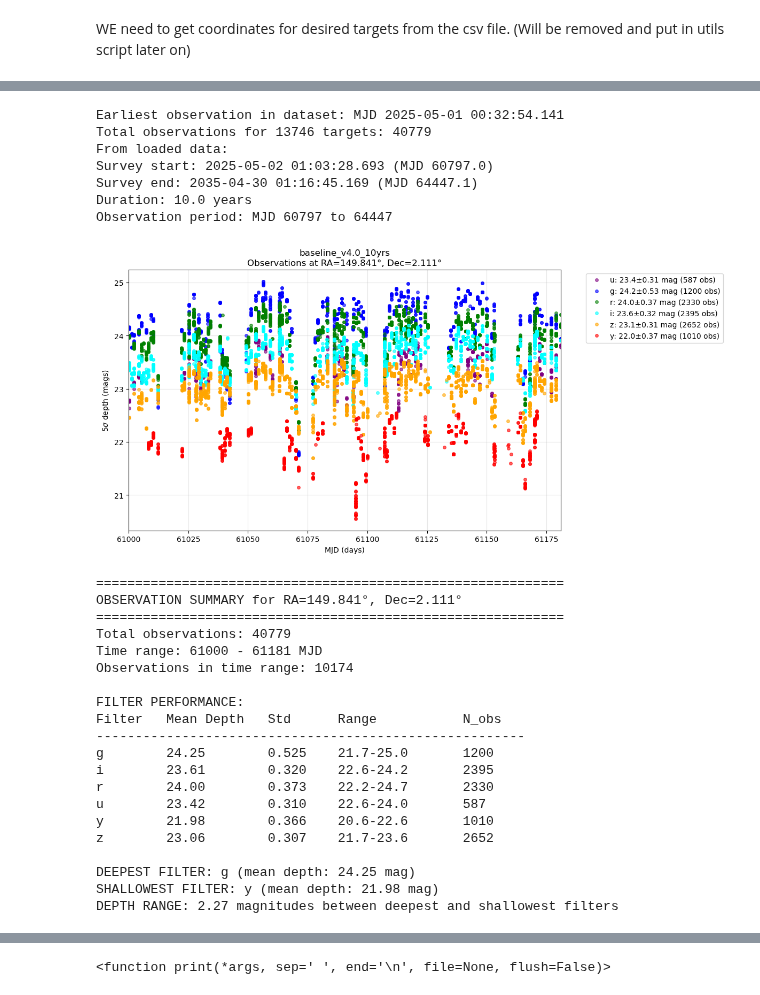
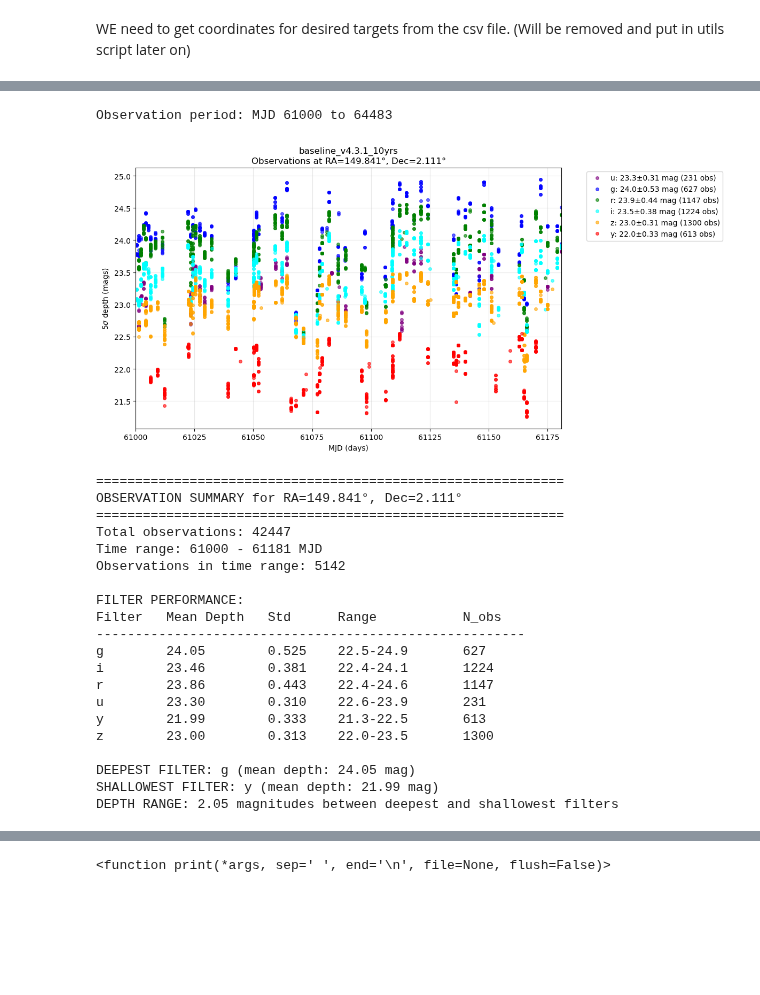
Before and after one commit to AstroMusers/RubinsForge, a Jupyter notebook: OpSim/scripts/OpSim_Tutorial.ipynb, the cells around one changed output, grey strips where cells are left out. Cells and saved outputs as stored; diff of their text form; code cells hidden in the pictures; blank space fills up the shorter version.

```diff
--- a/OpSim/scripts/OpSim_Tutorial.ipynb
+++ b/OpSim/scripts/OpSim_Tutorial.ipynb
@@ -50,7 +20,5 @@ Successfully using baseline database: /data/a.saricaoglu/repo/RubinsForge/rubin_
 # %%
-baseline_file = '/data/a.saricaoglu/repo/RubinsForge/rubin_sim_data/sim_baseline/baseline_v4.0_10yrs.db'
+baseline_file = data.get_baseline()
 name = os.path.basename(baseline_file).replace('.db','')
 out_dir = 'temp'
 results_db = maf.db.ResultsDb(out_dir=out_dir)
-print(f"Using baseline database: {baseline_file}")
-print(results_db)
@@ -453,16 +221,16 @@ hdu.flush()
 bundle_list = []
 
 # Get coordinates from targets dictionary
-ra, dec = coordinates.ra.degree, coordinates.dec.degree
+ra, dec = get_target_coordinates(targets)
 
-print(f"Setting up MAF analysis for {len(targets_in_footprint)} targets")
+print(f"Setting up MAF analysis for {len(targets)} targets")
 print(f"RA range: {ra.min():.3f}° to {ra.max():.3f}°")
 print(f"Dec range: {dec.min():.3f}° to {dec.max():.3f}°")
 
 # Say we just want to pass data through, not compute anything. Documentation on
 # columns at:  https://rubin-sim.lsst.io/rs_scheduler/output_schema.html
 metric = maf.metrics.PassMetric(cols=['observationID','fieldRA','fieldDec', 'filter', 'observationStartMJD', 'fiveSigmaDepth', 'visitExposureTime', 'numExposures', 'seeingFwhm500',
-'seeingFwhmEff', 'skyBrightness','target_name'])
+'seeingFwhmEff', 'skyBrightness'])
 
 # Select all the visits. Could be something like "filter='r'", "night < 365", etc
 sql = ''
@@ -1675,23 +266,8 @@ VISITS BY 10-MINUTE BINS (Precise)
 # %%
 # As a bit of foreshadowing for how the rest of MAF works, we'll call the visits overlapping a
 # single point in the sky "dataSlice".
-
-
-data_slice_total = bundle_list[0].metric_values[0][:]
-print(f"Total observations for {len(ra)} targets: {len(data_slice_total)}")
-
-start_mjd = np.min(data_slice_total['observationStartMJD'])
-end_mjd = np.max(data_slice_total['observationStartMJD'])
-
-start_time = Time(start_mjd, format='mjd')
-end_time = Time(end_mjd, format='mjd')
-
-print(f"From loaded data:")
-print(f"Survey start: {start_time.iso} (MJD {start_mjd:.1f})")
-print(f"Survey end: {end_time.iso} (MJD {end_mjd:.1f})")
-print(f"Duration: {(end_mjd - start_mjd)/365.25:.1f} years")
-
-print(f"Observation period: MJD {start_mjd:.0f} to {end_mjd:.0f}")
+data_slice_total = bundle_list[0].metric_values[0]
+print(f"Observation period: MJD {np.min(data_slice_total['observationStartMJD']):.0f} to {np.max(data_slice_total['observationStartMJD']):.0f}")
 
 # Observation period start and end
 start = 61000 # MJD, 2025-11-21
@@ -1739,59 +315,53 @@ plt.tight_layout()
 plt.show()
 
 # Print detailed statistics
 print(f'\n{"="*60}')
 print(f'OBSERVATION SUMMARY for RA={ra[0]:.3f}°, Dec={dec[0]:.3f}°')
 print(f'{"="*60}')
 print(f'Total observations: {len(data_slice_total)}')
 print(f'Time range: {start} - {end} MJD')
 time_filtered = data_slice_total[(data_slice_total["observationStartMJD"] >= start) & (data_slice_total["observationStartMJD"] <= end)]
 print(f'Observations in time range: {len(time_filtered)}')
 
 print(f'\nFILTER PERFORMANCE:')
 print(f'{"Filter":<8} {"Mean Depth":<12} {"Std":<8} {"Range":<15} {"N_obs":<8}')
 print(f'{"-"*55}')
 for fn in sorted(filter_stats.keys()):
     stats = filter_stats[fn]
     range_str = f"{stats['min_depth']:.1f}-{stats['max_depth']:.1f}"
     print(f'{fn:<8} {stats["mean_depth"]:<12.2f} {stats["std_depth"]:<8.3f} {range_str:<15} {stats["n_obs"]:<8}')
 
 # Find deepest and shallowest filters
 if filter_stats:
     deepest_filter = max(filter_stats.keys(), key=lambda x: filter_stats[x]['mean_depth'])
     shallowest_filter = min(filter_stats.keys(), key=lambda x: filter_stats[x]['mean_depth'])
 
     print(f'\nDEEPEST FILTER: {deepest_filter} (mean depth: {filter_stats[deepest_filter]["mean_depth"]:.2f} mag)')
     print(f'SHALLOWEST FILTER: {shallowest_filter} (mean depth: {filter_stats[shallowest_filter]["mean_depth"]:.2f} mag)')
 
     depth_range = filter_stats[deepest_filter]['mean_depth'] - filter_stats[shallowest_filter]['mean_depth']
     print(f'DEPTH RANGE: {depth_range:.2f} magnitudes between deepest and shallowest filters')
 # %% [output]
-Earliest observation in dataset: MJD 2025-05-01 00:32:54.141
-Total observations for 13746 targets: 40779
-From loaded data:
-Survey start: 2025-05-02 01:03:28.693 (MJD 60797.0)
-Survey end: 2035-04-30 01:16:45.169 (MJD 64447.1)
-Duration: 10.0 years
-Observation period: MJD 60797 to 64447
+Observation period: MJD 61000 to 64483
-[figure, old version]
+[figure, new version]
 ============================================================
 OBSERVATION SUMMARY for RA=149.841°, Dec=2.111°
 ============================================================
-Total observations: 40779
+Total observations: 42447
 Time range: 61000 - 61181 MJD
-Observations in time range: 10174
+Observations in time range: 5142
 
 FILTER PERFORMANCE:
 Filter   Mean Depth   Std      Range           N_obs
 -------------------------------------------------------
-g        24.25        0.525    21.7-25.0       1200
-i        23.61        0.320    22.6-24.2       2395
-r        24.00        0.373    22.2-24.7       2330
-u        23.42        0.310    22.6-24.0       587
-y        21.98        0.366    20.6-22.6       1010
-z        23.06        0.307    21.7-23.6       2652
+g        24.05        0.525    22.5-24.9       627
+i        23.46        0.381    22.4-24.1       1224
+r        23.86        0.443    22.4-24.6       1147
+u        23.30        0.310    22.6-23.9       231
+y        21.99        0.333    21.3-22.5       613
+z        23.00        0.313    22.0-23.5       1300
 
-DEEPEST FILTER: g (mean depth: 24.25 mag)
-SHALLOWEST FILTER: y (mean depth: 21.98 mag)
-DEPTH RANGE: 2.27 magnitudes between deepest and shallowest filters
+DEEPEST FILTER: g (mean depth: 24.05 mag)
+SHALLOWEST FILTER: y (mean depth: 21.99 mag)
+DEPTH RANGE: 2.05 magnitudes between deepest and shallowest filters
 # %% [markdown]
```
Also changed, not shown: parts of 37 cells of this notebook.
